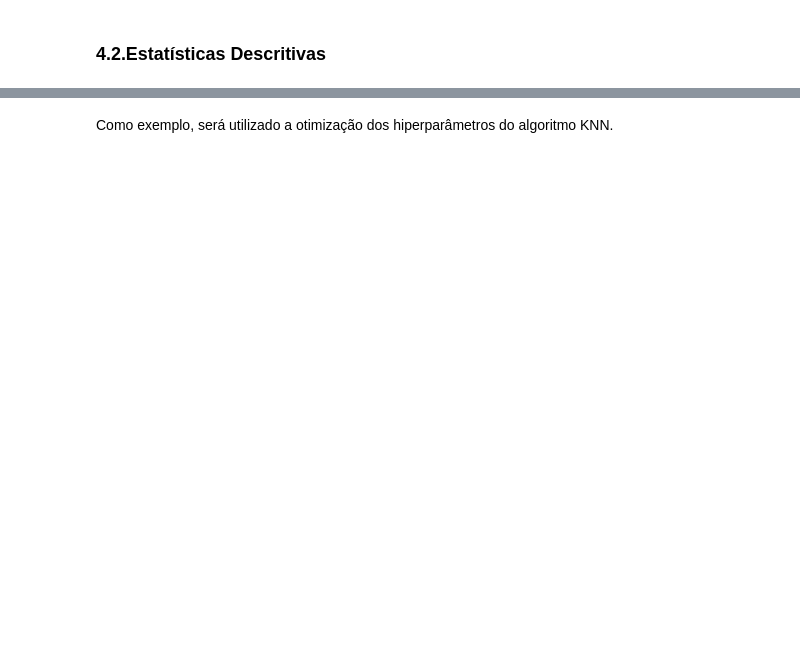
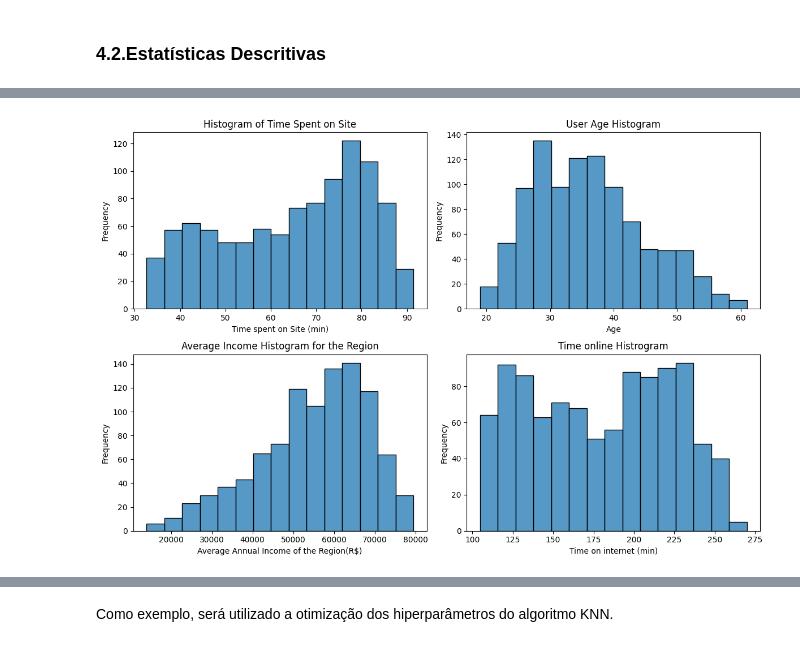
Before and after one commit to higordevellard/Machine_Learning_Advertisiment_Views, a Jupyter notebook: machine_learning_advertisement.ipynb, the cells around one changed output, grey strips where cells are left out. Cells and saved outputs as stored; diff of their text form; code cells hidden in the pictures; blank space fills up the shorter version.

```diff
--- a/machine_learning_advertisement.ipynb
+++ b/machine_learning_advertisement.ipynb
@@ -149,2 +146,5 @@ dataset["Registro_tempo"] = dataset["Registro_tempo"].astype(int)
+# %%
+# Convert instances of 'View_time' attribute to integer
+dataset['View_time'] = dataset['View_time'].astype(int)
 # %% [markdown]
 ### **4.2.Estatísticas Descritivas**
@@ -236,17 +150,0 @@ O Boxplot apresentado indica outliers apenas para a renda média da região, por
-# %%
-# Mapear os valores "1" para "Masculino" e "0" para "Feminino"
-dataset["Sexo"] = dataset["Masculino"].map({1: "Masculino", 0: "Feminino"})
-
-# Configurar o tema do seaborn
-sns.set_theme(style="white")
-
-# Definir um dicionário personalizado de cores
-cores_personalizadas = {"Feminino": "orange", "Masculino": "blue"}
-
-# Plotar o gráfico com as cores personalizadas
-sns.relplot(x="Tempo_no_site", y="Tempo_internet", hue="Sexo", size="Renda_media_regiao",
-            sizes=(30, 300), alpha=.5, palette=cores_personalizadas,
-            height=6, data=dataset)
-
-# Exibir o gráfico
-plt.show()
@@ -536,0 +166,35 @@ um novo algoritmo apresentou melhor acuracia, sendo a regressão logística com
+# %%
+# Create a subplot with two rows and two columns
+fig, axs = plt.subplots(nrows=2, ncols=2, figsize=(12, 8))
+
+# Plot the histogram of Time_on_site
+sns.histplot(dataset['Time_on_site'], kde=False, bins=15, ax=axs[0, 0])
+axs[0, 0].set_xlabel("Time spent on Site (min)")
+axs[0, 0].set_ylabel("Frequency")
+axs[0, 0].set_title("Histogram of Time Spent on Site")
+
+# Plot the Age histogram
+sns.histplot(dataset['Age'], kde=False, bins=15, ax=axs[0, 1])
+axs[0, 1].set_xlabel("Age")
+axs[0, 1].set_ylabel("Frequency")
+axs[0, 1].set_title("User Age Histogram")
+
+# Plot the histogram of Income_me_region
+sns.histplot(dataset['Avg_regional_income'], kde=False, bins=15, ax=axs[1, 0])
+axs[1, 0].set_xlabel("Average Annual Income of the Region(R$)")
+axs[1, 0].set_ylabel("Frequency")
+axs[1, 0].set_title("Average Income Histogram for the Region")
+
+# Plot the Online_Time histogram
+sns.histplot(dataset['Time_online'], kde=False, bins=15, ax=axs[1, 1])
+axs[1, 1].set_xlabel("Time on internet (min)")
+axs[1, 1].set_ylabel("Frequency")
+axs[1, 1].set_title("Time online Histrogram")
+
+# Layout tweak
+plt.tight_layout()
+
+# Display of histograms
+plt.show()
+# %% [output]
+[figure, added]
```
Also changed, not shown: parts of 98 cells of this notebook.
